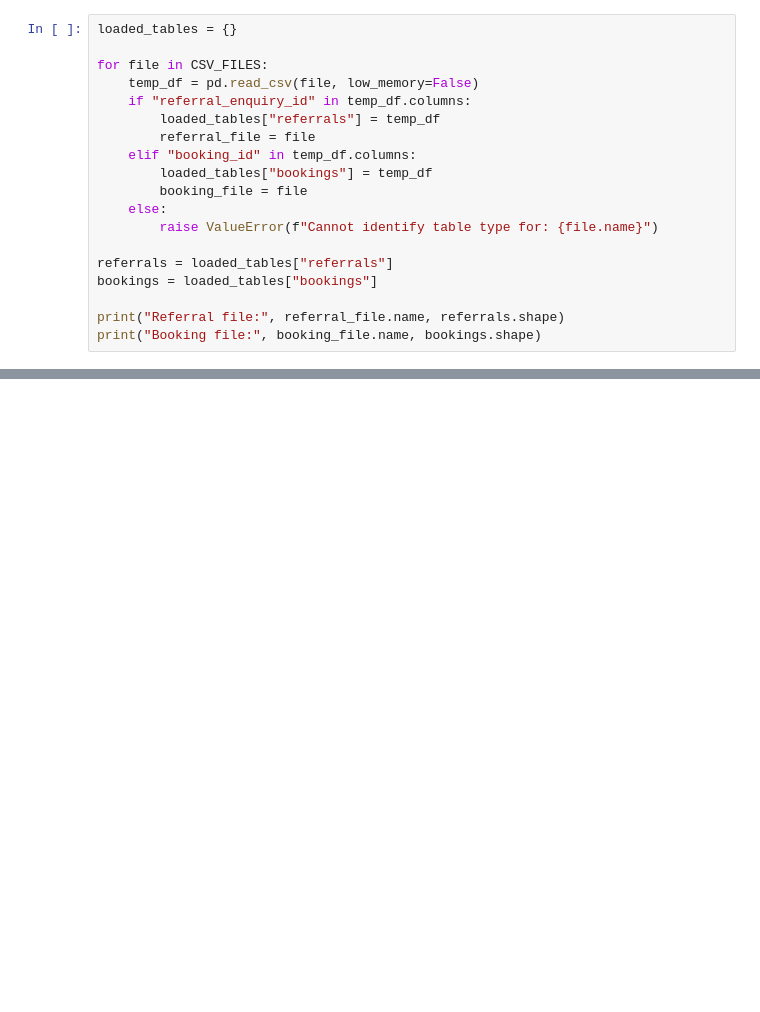
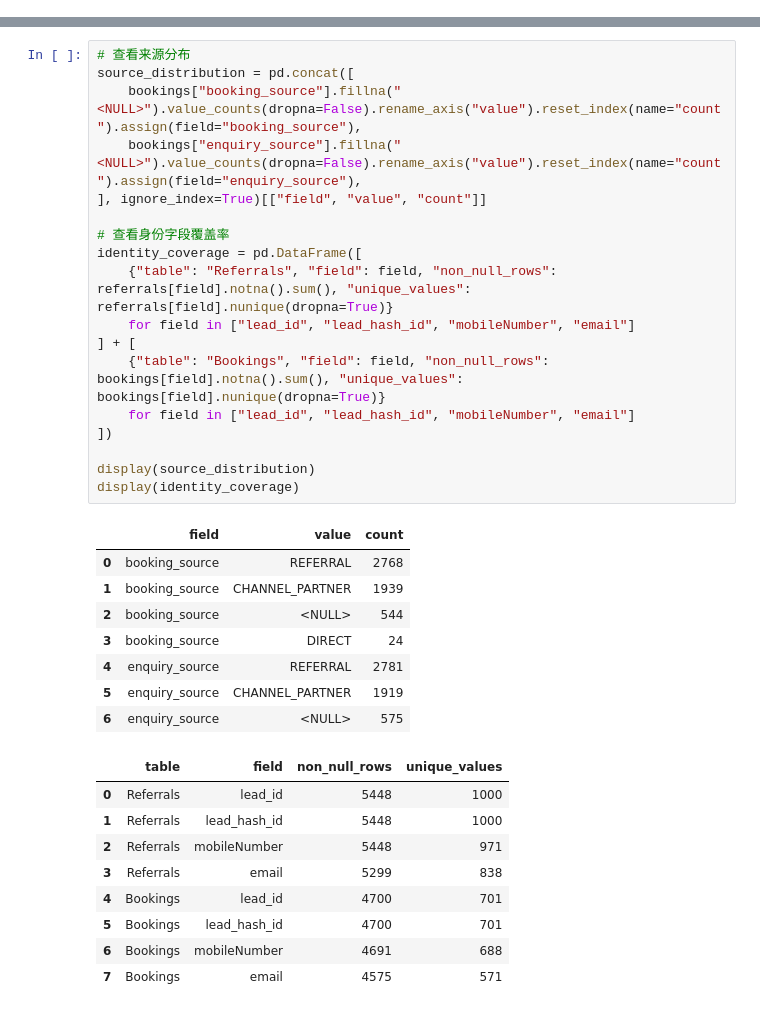
Before and after one commit to JaxFluxx/Terra-Softech_2, a Jupyter notebook: code/initial_exploration.ipynb, the cells around one changed output, grey strips where cells are left out. Drawn from its saved outputs; the diff is of its cells as text; blank space fills up the shorter version.

```diff
--- a/code/initial_exploration.ipynb
+++ b/code/initial_exploration.ipynb
@@ -59,19 +0,0 @@ The filenames are timestamped, so the notebook identifies the two extracts by ch
-# %%
-loaded_tables = {}
-
-for file in CSV_FILES:
-    temp_df = pd.read_csv(file, low_memory=False)
-    if "referral_enquiry_id" in temp_df.columns:
-        loaded_tables["referrals"] = temp_df
-        referral_file = file
-    elif "booking_id" in temp_df.columns:
-        loaded_tables["bookings"] = temp_df
-        booking_file = file
-    else:
-        raise ValueError(f"Cannot identify table type for: {file.name}")
-
-referrals = loaded_tables["referrals"]
-bookings = loaded_tables["bookings"]
-
-print("Referral file:", referral_file.name, referrals.shape)
-print("Booking file:", booking_file.name, bookings.shape)
@@ -378,0 +79,36 @@ These are design options; the next implementation should choose one direction an
+# %%
+# 查看来源分布
+source_distribution = pd.concat([
+    bookings["booking_source"].fillna("<NULL>").value_counts(dropna=False).rename_axis("value").reset_index(name="count").assign(field="booking_source"),
+    bookings["enquiry_source"].fillna("<NULL>").value_counts(dropna=False).rename_axis("value").reset_index(name="count").assign(field="enquiry_source"),
+], ignore_index=True)[["field", "value", "count"]]
+
+# 查看身份字段覆盖率
+identity_coverage = pd.DataFrame([
+    {"table": "Referrals", "field": field, "non_null_rows": referrals[field].notna().sum(), "unique_values": referrals[field].nunique(dropna=True)}
+    for field in ["lead_id", "lead_hash_id", "mobileNumber", "email"]
+] + [
+    {"table": "Bookings", "field": field, "non_null_rows": bookings[field].notna().sum(), "unique_values": bookings[field].nunique(dropna=True)}
+    for field in ["lead_id", "lead_hash_id", "mobileNumber", "email"]
+])
+
+display(source_distribution)
+display(identity_coverage)
+# %% [output]
+|  | field | value | count |
+| 0 | booking_source | REFERRAL | 2768 |
+| 1 | booking_source | CHANNEL_PARTNER | 1939 |
+| 2 | booking_source | <NULL> | 544 |
+| 3 | booking_source | DIRECT | 24 |
+| 4 | enquiry_source | REFERRAL | 2781 |
+| 5 | enquiry_source | CHANNEL_PARTNER | 1919 |
+| 6 | enquiry_source | <NULL> | 575 |
+|  | table | field | non_null_rows | unique_values |
+| 0 | Referrals | lead_id | 5448 | 1000 |
+| 1 | Referrals | lead_hash_id | 5448 | 1000 |
+| 2 | Referrals | mobileNumber | 5448 | 971 |
+| 3 | Referrals | email | 5299 | 838 |
+| 4 | Bookings | lead_id | 4700 | 701 |
+| 5 | Bookings | lead_hash_id | 4700 | 701 |
+| 6 | Bookings | mobileNumber | 4691 | 688 |
+| 7 | Bookings | email | 4575 | 571 |
```
Also changed, not shown: parts of 37 cells of this notebook, 23 other files.
